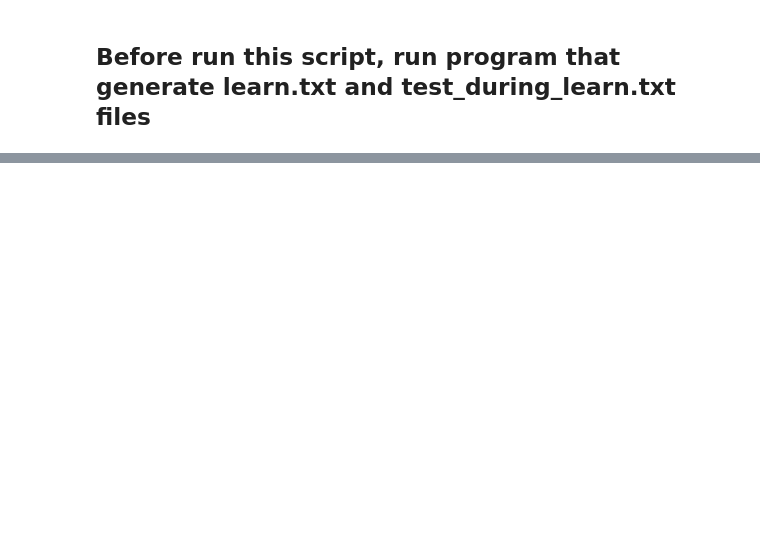
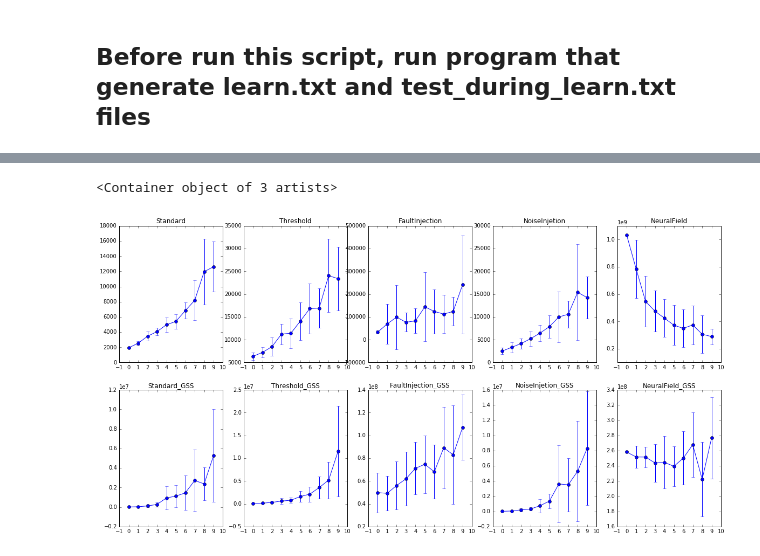
Before and after one commit to bgirau/FaultyKohonen, a Jupyter notebook: visual.ipynb, the cells around one changed output, grey strips where cells are left out. Cells and saved outputs as stored; diff of their text form; code cells hidden in the pictures; blank space fills up the shorter version.

```diff
--- a/visual.ipynb
+++ b/visual.ipynb
@@ -237,0 +241,2 @@ plt.plot(range(0,df_t.count()['NeuralField']), df_t['NeuralField']/maximum,
+# %%
+df_s = pd.read_csv('statistics.txt', sep=';')
@@ -237,0 +258,67 @@ plt.plot(range(0,df_t.count()['NeuralField']), df_t['NeuralField']/maximum,
+# %%
+width = 20
+height = 10
+plt.figure(figsize=(width, height))
+
+fg1 = plt.subplot(2,5,1)
+fg1.set_xlim([-1, df_s.count()['Percentage_faults']])
+fg1.set_xticks(range(-1,df_s.count()['Percentage_faults']+1))
+fg1.set_title("Standard")
+fg1.errorbar(range(0,df_s.count()['Standard_avg']), df_s['Standard_avg'], yerr=df_s['Standard_std'], fmt='-o')
+
+fg2 = plt.subplot(2,5,2)
+fg2.set_xlim([-1, df_s.count()['Percentage_faults']])
+fg2.set_xticks(range(-1,df_s.count()['Percentage_faults']+1))
+fg2.set_title("Threshold")
+fg2.errorbar(range(0,df_s.count()['Threshold_avg']), df_s['Threshold_avg'], yerr=df_s['Threshold_std'], fmt='-o')
+
+fg3 = plt.subplot(2,5,3)
+fg3.set_xlim([-1, df_s.count()['Percentage_faults']])
+fg3.set_xticks(range(-1,df_s.count()['Percentage_faults']+1))
+fg3.set_title("FaultInjection")
+fg3.errorbar(range(0,df_s.count()['FaultInjection_avg']), df_s['FaultInjection_avg'], yerr=df_s['FaultInjection_std'], fmt='-o')
+
+fg4 = plt.subplot(2,5,4)
+fg4.set_xlim([-1, df_s.count()['Percentage_faults']])
+fg4.set_xticks(range(-1,df_s.count()['Percentage_faults']+1))
+fg4.set_title("NoiseInjetion")
+fg4.errorbar(range(0,df_s.count()['    NoiseInjetion_avg']), df_s['    NoiseInjetion_avg'], yerr=df_s['NoiseInjetion_std'], fmt='-o')
+
+fg5 = plt.subplot(2,5,5)
+fg5.set_xlim([-1, df_s.count()['Percentage_faults']])
+fg5.set_xticks(range(-1,df_s.count()['Percentage_faults']+1))
+fg5.set_title("NeuralField")
+fg5.errorbar(range(0,df_s.count()['NeuralField_avg']), df_s['NeuralField_avg'], yerr=df_s['NeuralField_std'], fmt='-o')
+
+fg6 = plt.subplot(2,5,6)
+fg6.set_xlim([-1, df_s.count()['Percentage_faults']])
+fg6.set_xticks(range(-1,df_s.count()['Percentage_faults']+1))
+fg6.set_title("Standard_GSS")
+fg6.errorbar(range(0,df_s.count()['Standard_GSS_avg']), df_s['Standard_GSS_avg'], yerr=df_s['Standard_GSS_std'], fmt='-o')
+
+fg7 = plt.subplot(2,5,7)
+fg7.set_xlim([-1, df_s.count()['Percentage_faults']])
+fg7.set_xticks(range(-1,df_s.count()['Percentage_faults']+1))
+fg7.set_title("Threshold_GSS")
+fg7.errorbar(range(0,df_s.count()['Threshold_GSS_avg']), df_s['Threshold_GSS_avg'], yerr=df_s['Threshold_GSS_std'], fmt='-o')
+
+fg8 = plt.subplot(2,5,8)
+fg8.set_xlim([-1, df_s.count()['Percentage_faults']])
+fg8.set_xticks(range(-1,df_s.count()['Percentage_faults']+1))
+fg8.set_title("FaultInjection_GSS")
+fg8.errorbar(range(0,df_s.count()['    FaultInjection_GSS_avg']), df_s['    FaultInjection_GSS_avg'], yerr=df_s['FaultInjection_GSS_std'], fmt='-o')
+
+fg9 = plt.subplot(2,5,9)
+fg9.set_xlim([-1, df_s.count()['Percentage_faults']])
+fg9.set_xticks(range(-1,df_s.count()['Percentage_faults']+1))
+fg9.set_title("NoiseInjetion_GSS")
+fg9.errorbar(range(0,df_s.count()['NoiseInjetion_GSS_avg']), df_s['NoiseInjetion_GSS_avg'], yerr=df_s['NoiseInjetion_GSS_std'], fmt='-o')
+
+fg10 = plt.subplot(2,5,10)
+fg10.set_xlim([-1, df_s.count()['Percentage_faults']])
+fg10.set_xticks(range(-1,df_s.count()['Percentage_faults']+1))
+fg10.set_title("NeuralField_GSS")
+fg10.errorbar(range(0,df_s.count()['NeuralField_GSS_avg']), df_s['NeuralField_GSS_avg'], yerr=df_s['NeuralField_GSS_std'], fmt='-o')
+# %% [output]
+<Container object of 3 artists>
+[figure, added]
```
Also changed, not shown: parts of 10 cells of this notebook, 2 other files.
